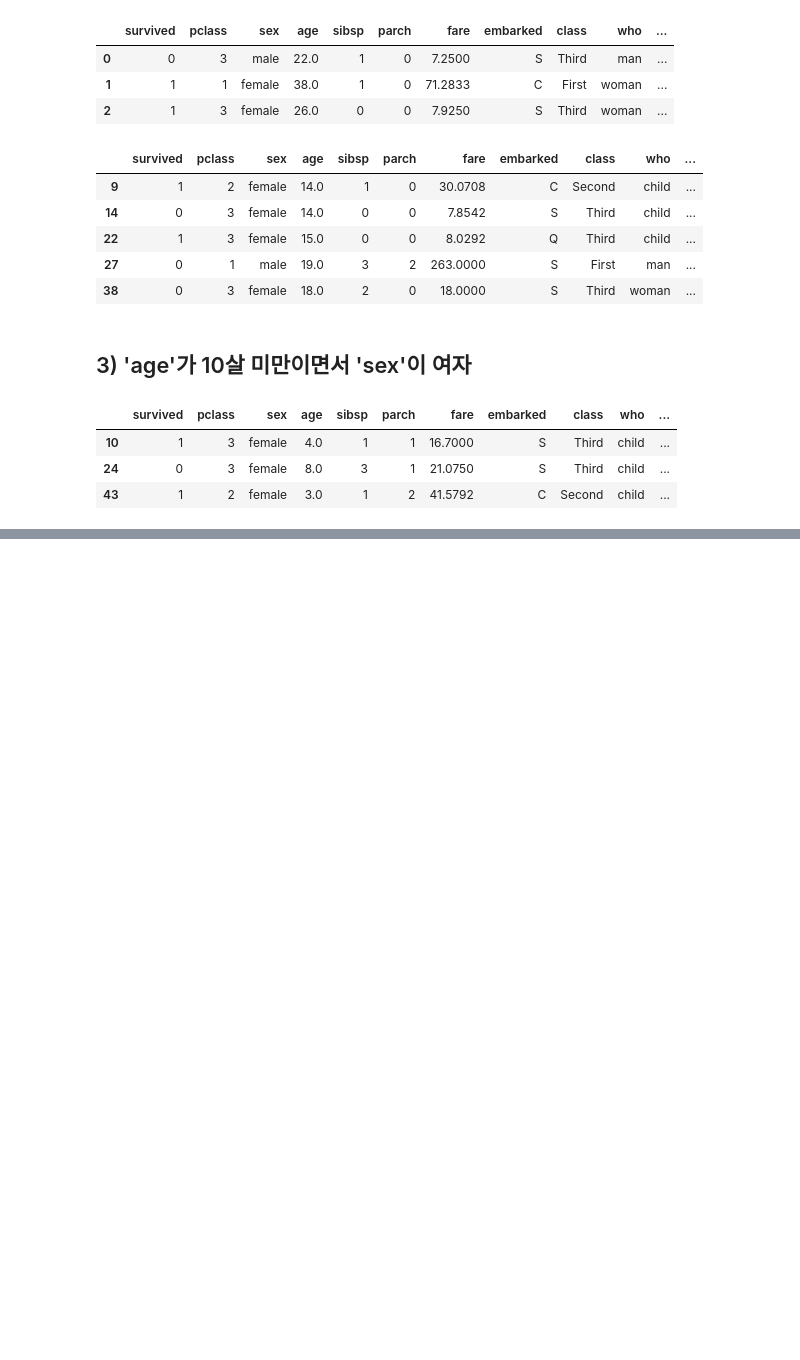
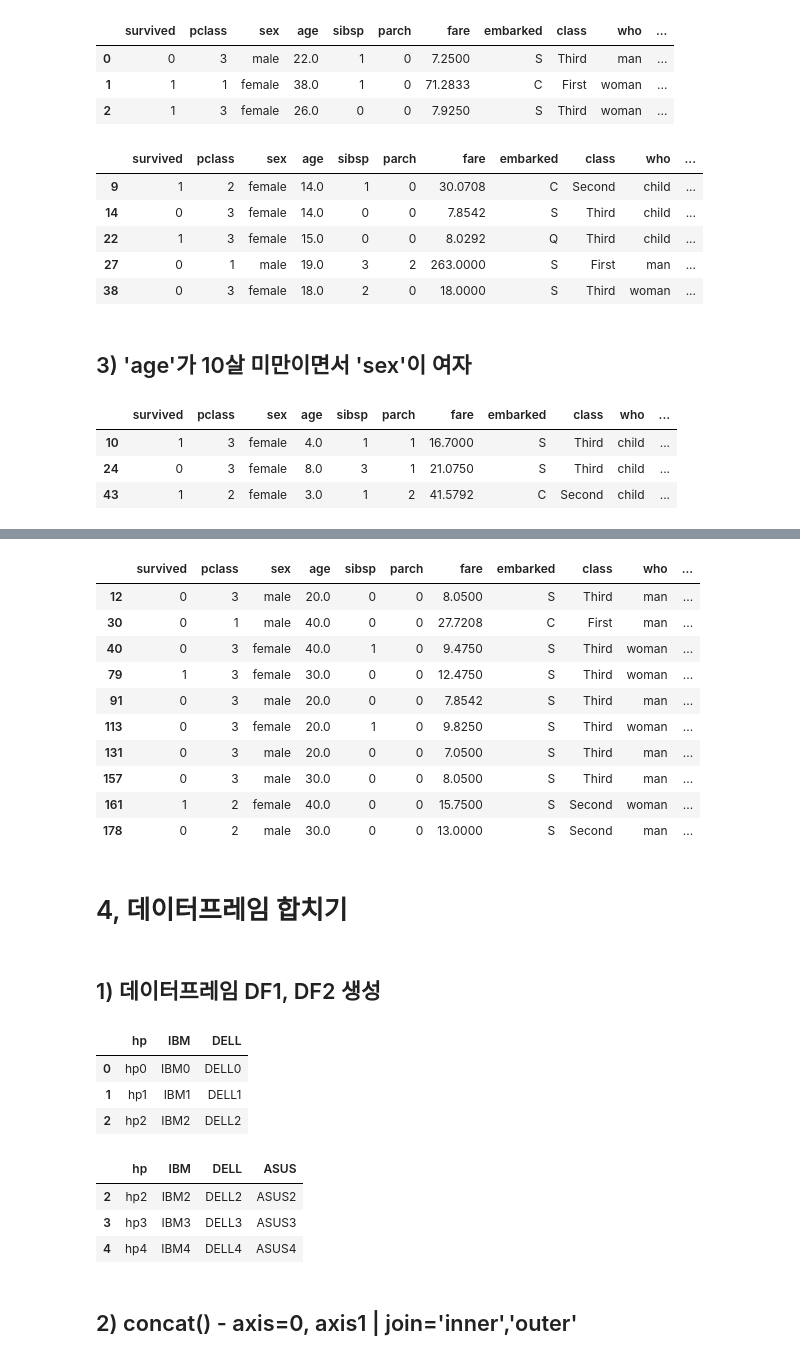
Before and after one commit to Seungeun-Song/Study-for-K-Digital-AI-developer, a Jupyter notebook: Practice/21_02_28_Data_Preprocessing.ipynb, the cells around one changed output, grey strips where cells are left out. Drawn from its saved outputs; the diff is of its cells as text; code cells hidden in the pictures; blank space fills up the shorter version.

```diff
--- a/Practice/21_02_28_Data_Preprocessing.ipynb
+++ b/Practice/21_02_28_Data_Preprocessing.ipynb
@@ -397,0 +423,46 @@ titanic.loc[Filter_2,:].head(3)
+# %%
+Filter_isin_1 = titanic['age'].isin([20,30,40])
+titanic.loc[Filter_isin_1,:].head(10)
+# %% [output]
+|  | survived | pclass | sex | age | sibsp | parch | fare | embarked | class | who | ... |
+| 12 | 0 | 3 | male | 20.0 | 0 | 0 | 8.0500 | S | Third | man | ... |
+| 30 | 0 | 1 | male | 40.0 | 0 | 0 | 27.7208 | C | First | man | ... |
+| 40 | 0 | 3 | female | 40.0 | 1 | 0 | 9.4750 | S | Third | woman | ... |
+| 79 | 1 | 3 | female | 30.0 | 0 | 0 | 12.4750 | S | Third | woman | ... |
+| 91 | 0 | 3 | male | 20.0 | 0 | 0 | 7.8542 | S | Third | man | ... |
+| 113 | 0 | 3 | female | 20.0 | 1 | 0 | 9.8250 | S | Third | woman | ... |
+| 131 | 0 | 3 | male | 20.0 | 0 | 0 | 7.0500 | S | Third | man | ... |
+| 157 | 0 | 3 | male | 30.0 | 0 | 0 | 8.0500 | S | Third | man | ... |
+| 161 | 1 | 2 | female | 40.0 | 0 | 0 | 15.7500 | S | Second | woman | ... |
+| 178 | 0 | 2 | male | 30.0 | 0 | 0 | 13.0000 | S | Second | man | ... |
+# %% [markdown]
+# 4, 데이터프레임 합치기
+# %% [markdown]
+## 1) 데이터프레임 DF1, DF2 생성
+# %%
+import pandas as pd
+
+DF1= pd.DataFrame({'hp':['hp0','hp1','hp2'],
+                   'IBM':['IBM0','IBM1','IBM2'],
+                   'DELL':['DELL0','DELL1','DELL2']},
+                  index=[0,1,2])
+DF1
+# %% [output]
+|  | hp | IBM | DELL |
+| 0 | hp0 | IBM0 | DELL0 |
+| 1 | hp1 | IBM1 | DELL1 |
+| 2 | hp2 | IBM2 | DELL2 |
+# %%
+DF2= pd.DataFrame({'hp':['hp2','hp3','hp4'],
+                   'IBM':['IBM2','IBM3','IBM4'],
+                   'DELL':['DELL2','DELL3','DELL4'],
+                  'ASUS':['ASUS2','ASUS3','ASUS4']},
+                  index=[2,3,4])
+DF2
+# %% [output]
+|  | hp | IBM | DELL | ASUS |
+| 2 | hp2 | IBM2 | DELL2 | ASUS2 |
+| 3 | hp3 | IBM3 | DELL3 | ASUS3 |
+| 4 | hp4 | IBM4 | DELL4 | ASUS4 |
+# %% [markdown]
+## 2) concat() - axis=0, axis1 | join='inner','outer'
```
Also changed, not shown: parts of 43 cells of this notebook.
